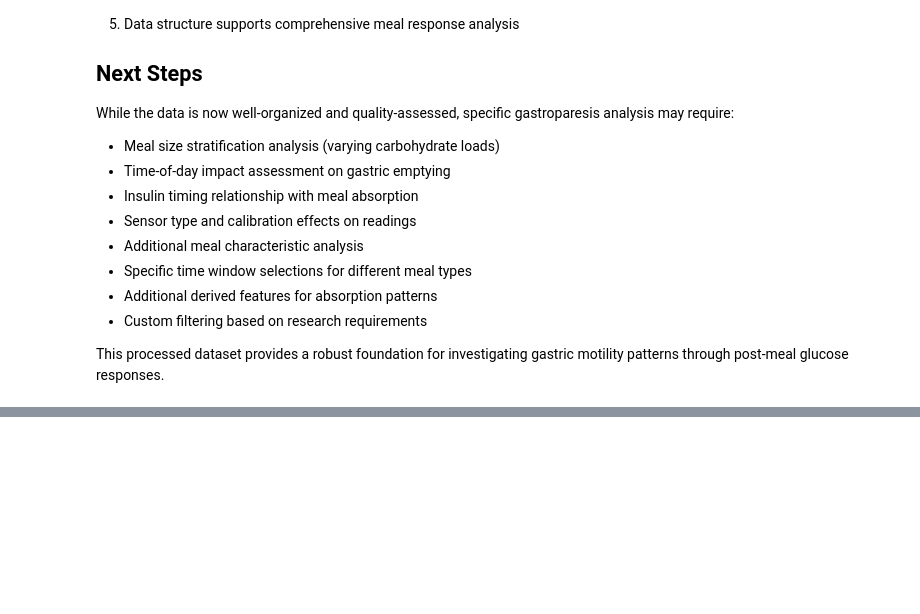
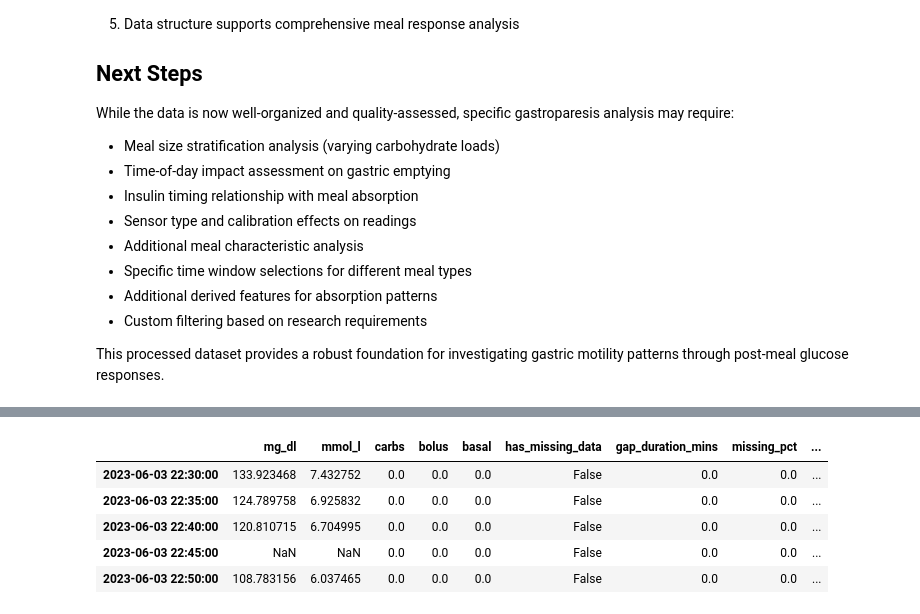
Before and after one commit to Warren8824/cgm-data-processor, a Jupyter notebook: notebooks/examples/x_gastro_eda.ipynb, the cells around one changed output, grey strips where cells are left out. Saved outputs shown, nothing was run; the diff lists cells and outputs as text; code cells hidden in the pictures; blank space fills up the shorter version.

```diff
--- a/notebooks/examples/x_gastro_eda.ipynb
+++ b/notebooks/examples/x_gastro_eda.ipynb
@@ -1001,0 +1040,9 @@ analysed_df.to_csv('../../data/processed_data.csv')
+# %%
+analysed_df.head()
+# %% [output]
+|  | mg_dl | mmol_l | carbs | bolus | basal | has_missing_data | gap_duration_mins | missing_pct | ... |
+| 2023-06-03 22:30:00 | 133.923468 | 7.432752 | 0.0 | 0.0 | 0.0 | False | 0.0 | 0.0 | ... |
+| 2023-06-03 22:35:00 | 124.789758 | 6.925832 | 0.0 | 0.0 | 0.0 | False | 0.0 | 0.0 | ... |
+| 2023-06-03 22:40:00 | 120.810715 | 6.704995 | 0.0 | 0.0 | 0.0 | False | 0.0 | 0.0 | ... |
+| 2023-06-03 22:45:00 | NaN | NaN | 0.0 | 0.0 | 0.0 | False | 0.0 | 0.0 | ... |
+| 2023-06-03 22:50:00 | 108.783156 | 6.037465 | 0.0 | 0.0 | 0.0 | False | 0.0 | 0.0 | ... |
```
Also changed, not shown: parts of 6 cells of this notebook.
